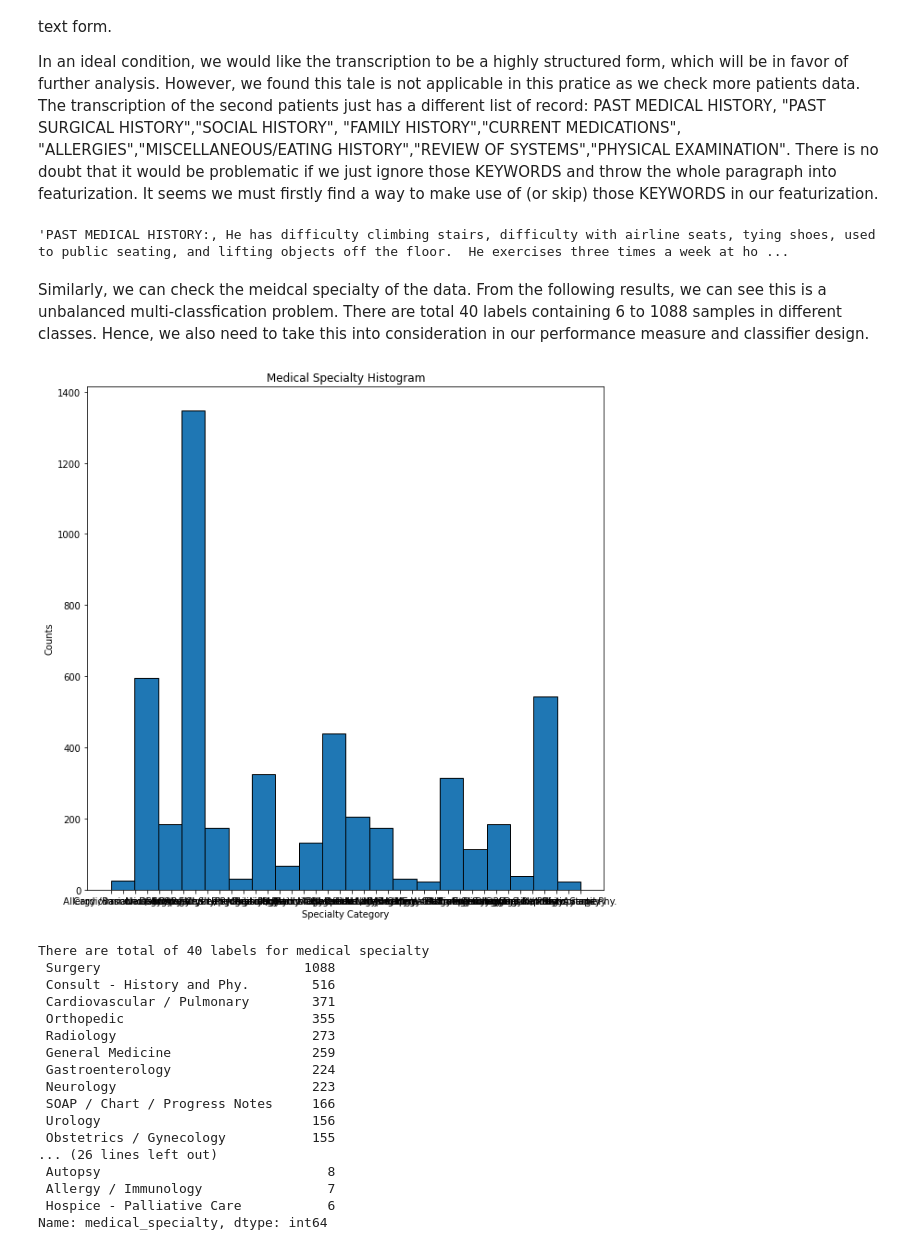
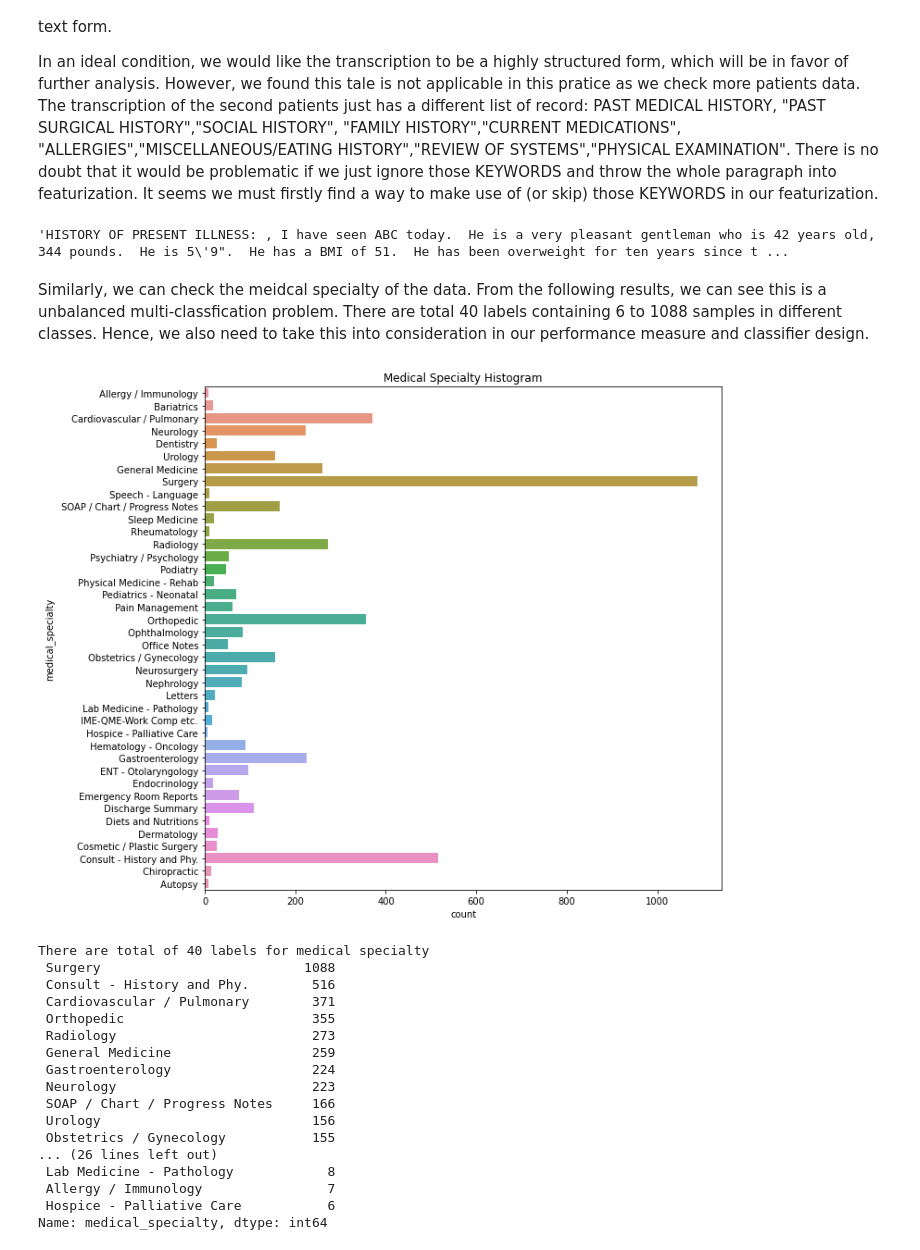
Before and after one commit to zzzghm/auto-diagnosis, a Jupyter notebook: clinic_diag_pred.ipynb, the cells around one changed output. Cells and saved outputs as stored; diff of their text form; code cells hidden in the pictures.

```diff
--- a/clinic_diag_pred.ipynb
+++ b/clinic_diag_pred.ipynb
@@ -93,24 +93,25 @@ It seems 33 data porints were removed due to the empty entry! Now, let's take a
 
 In an ideal condition, we would like the transcription to be a highly structured form, which will be in favor of further analysis. However, we found this tale is not applicable in this pratice as we check more patients data. The transcription of the second patients just has a different list of record: PAST MEDICAL HISTORY, "PAST SURGICAL HISTORY","SOCIAL HISTORY", "FAMILY HISTORY","CURRENT MEDICATIONS", "ALLERGIES","MISCELLANEOUS/EATING HISTORY","REVIEW OF SYSTEMS","PHYSICAL EXAMINATION". There is no doubt that it would be problematic if we just ignore those KEYWORDS and throw the whole paragraph into featurization. It seems we must firstly find a way to make use of (or skip) those KEYWORDS in our featurization.
 # %%
-data.iloc[1]['transcription']
+data.iloc[2]['transcription']
 # %% [output]
-'PAST MEDICAL HISTORY:, He has difficulty climbing stairs, difficulty with airline seats, tying shoes, used to public seating, and lifting objects off the floor.  He exercises three times a week at ho ...
+'HISTORY OF PRESENT ILLNESS: , I have seen ABC today.  He is a very pleasant gentleman who is 42 years old, 344 pounds.  He is 5\'9".  He has a BMI of 51.  He has been overweight for ten years since t ...
 # %% [markdown]
 Similarly, we can check the meidcal specialty of the data. From the following results, we can see this is a unbalanced multi-classfication problem. There are total 40 labels containing 6 to 1088 samples in different classes. Hence, we also need to take this into consideration in our performance measure and classifier design.
 # %%
 fig = plt.figure(figsize=(10, 10))
 plt.title('Medical Specialty Histogram')
 plt.xlabel('Specialty Category')
 plt.ylabel('Counts')
-plt.hist(data['medical_specialty'], edgecolor = 'black', bins = 20)
+#plt.hist(data['medical_specialty'], edgecolor = 'black', bins = 20)
+sns.countplot(y='medical_specialty', data = data )
 plt.show()
 
 print('There are total of', len(data['medical_specialty'].value_counts()),
       'labels for medical specialty')
 print(data['medical_specialty'].value_counts())
 # %% [output]
-[figure, old version]
+[figure, new version]
 There are total of 40 labels for medical specialty
  Surgery                          1088
  Consult - History and Phy.        516
@@ -124,7 +125,7 @@ There are total of 40 labels for medical specialty
  Urology                           156
  Obstetrics / Gynecology           155
 ... (26 lines left out)
- Autopsy                             8
+ Lab Medicine - Pathology            8
  Allergy / Immunology                7
  Hospice - Palliative Care           6
 Name: medical_specialty, dtype: int64
```
Also changed, not shown: parts of 14 cells of this notebook.
